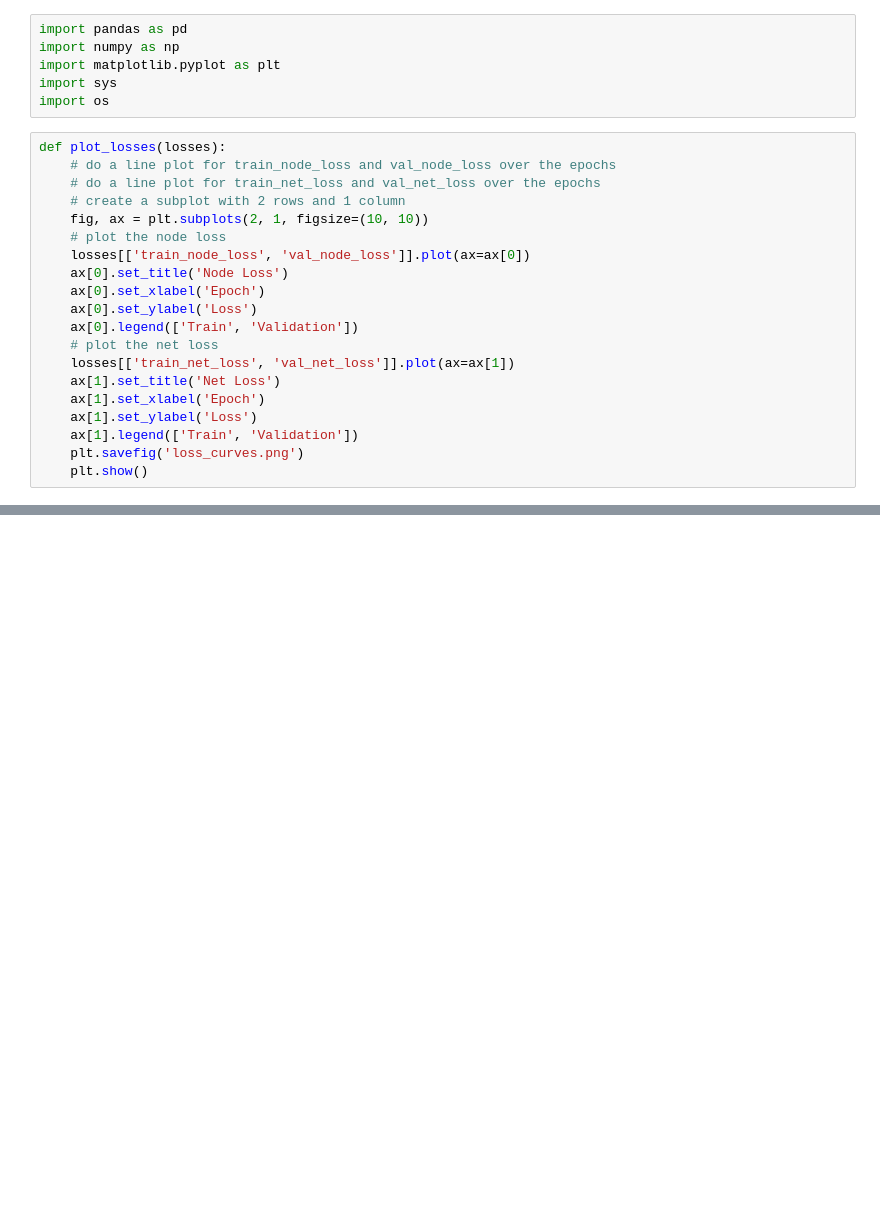
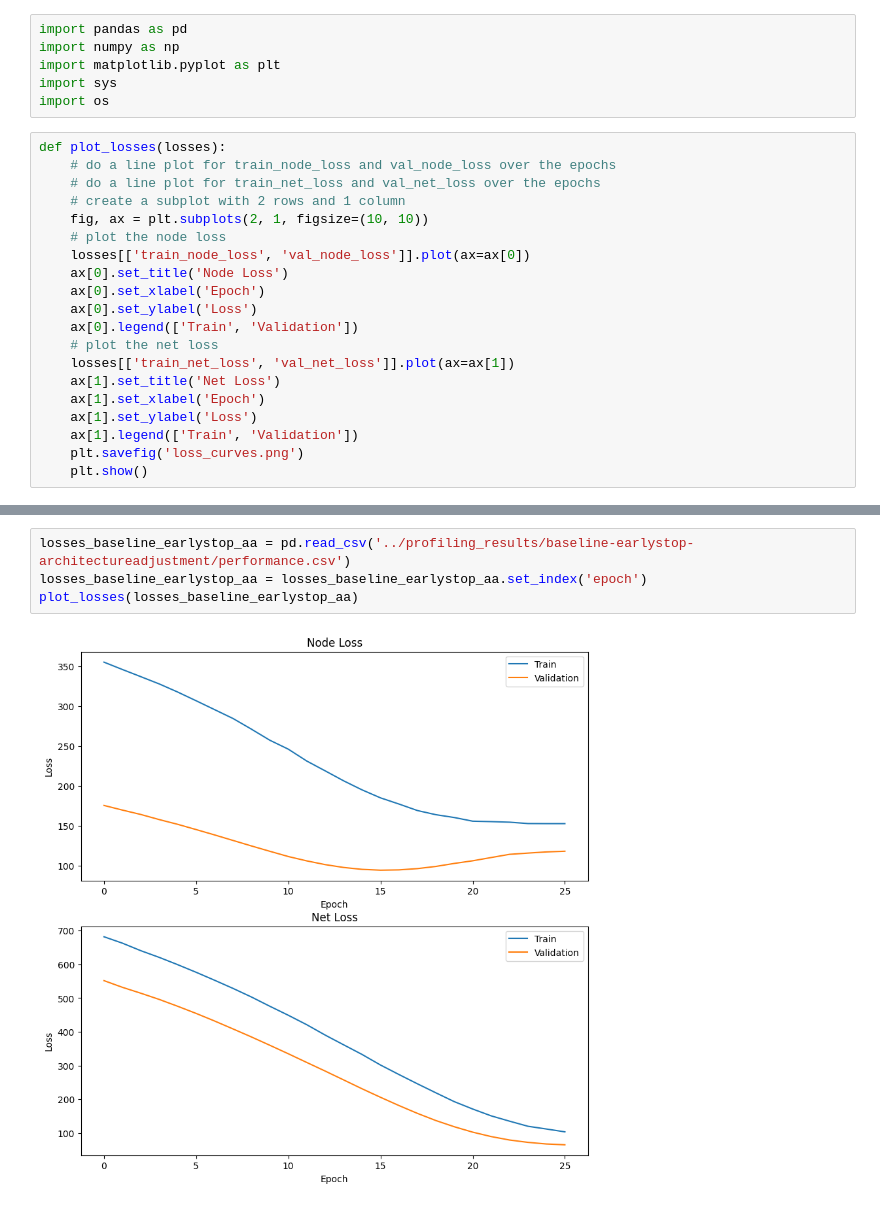
Before and after one commit to hanhoangia/dehnn-optim, a Jupyter notebook: notebook/loss_plots.ipynb, the cells around one changed output, grey strips where cells are left out. Drawn from its saved outputs; the diff is of its cells as text; blank space fills up the shorter version.

```diff
--- a/notebook/loss_plots.ipynb
+++ b/notebook/loss_plots.ipynb
@@ -39 +39,7 @@ plot_losses(losses_baseline_earlystop)
+# %%
+losses_baseline_earlystop_aa = pd.read_csv('../profiling_results/baseline-earlystop-architectureadjustment/performance.csv')
+losses_baseline_earlystop_aa = losses_baseline_earlystop_aa.set_index('epoch')
+plot_losses(losses_baseline_earlystop_aa)
+# %% [output]
+[figure, added]
 # %%
```
Also changed, not shown: parts of 3 cells of this notebook, 25 other files.
